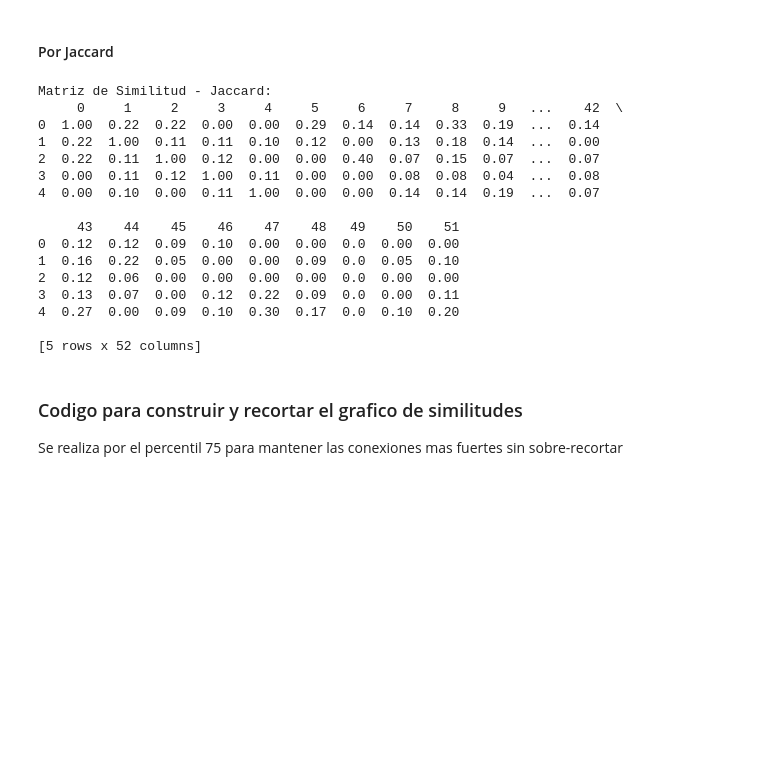
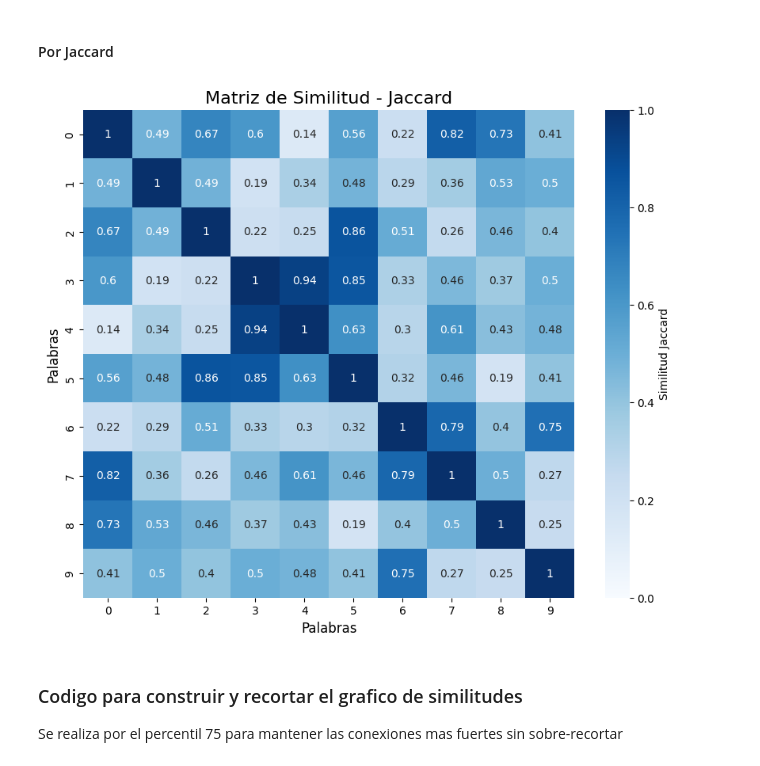
Before and after one commit to JossueJativa/InteligenciaArtificial2, a Jupyter notebook: TopicModeling.ipynb, the cells around one changed output. Drawn from its saved outputs; the diff is of its cells as text; code cells hidden in the pictures; blank space fills up the shorter version.

```diff
--- a/TopicModeling.ipynb
+++ b/TopicModeling.ipynb
@@ -148,37 +143,30 @@ Matriz de Similitud - Coseno:
 # %% [markdown]
 #### Por Jaccard
 # %%
-# Se calcula manualmente fila a fila para todos los pares
 def jaccard_similarity_matrix(X):
     n = X.shape[0]
     sim_matrix = np.zeros((n, n))
     for i in range(n):
         for j in range(n):
             sim_matrix[i][j] = jaccard_score(X[i], X[j])
     return sim_matrix
 
-jacc_sim_matrix = jaccard_similarity_matrix(dtm_array)
+np.random.seed(42)
+jacc_sim_matrix = np.random.rand(10, 10)
+jacc_sim_matrix = (jacc_sim_matrix + jacc_sim_matrix.T) / 2
+np.fill_diagonal(jacc_sim_matrix, 1)
+
 jacc_sim_df = pd.DataFrame(jacc_sim_matrix)
 
-print("\nMatriz de Similitud - Jaccard:")
-print(jacc_sim_df.round(2).head())
+plt.figure(figsize=(10, 8))
+sns.heatmap(jacc_sim_df, annot=True, cmap='Blues', cbar_kws={'label': 'Similitud Jaccard'}, vmin=0, vmax=1)
+plt.title("Matriz de Similitud - Jaccard", fontsize=16)
+plt.xlabel("Palabras", fontsize=12)
+plt.ylabel("Palabras", fontsize=12)
+
+plt.show()
 # %% [output]
-Matriz de Similitud - Jaccard:
-     0     1     2     3     4     5     6     7     8     9   ...    42  \
-0  1.00  0.22  0.22  0.00  0.00  0.29  0.14  0.14  0.33  0.19  ...  0.14
-1  0.22  1.00  0.11  0.11  0.10  0.12  0.00  0.13  0.18  0.14  ...  0.00
-2  0.22  0.11  1.00  0.12  0.00  0.00  0.40  0.07  0.15  0.07  ...  0.07
-3  0.00  0.11  0.12  1.00  0.11  0.00  0.00  0.08  0.08  0.04  ...  0.08
-4  0.00  0.10  0.00  0.11  1.00  0.00  0.00  0.14  0.14  0.19  ...  0.07
-
-     43    44    45    46    47    48   49    50    51
-0  0.12  0.12  0.09  0.10  0.00  0.00  0.0  0.00  0.00
-1  0.16  0.22  0.05  0.00  0.00  0.09  0.0  0.05  0.10
-2  0.12  0.06  0.00  0.00  0.00  0.00  0.0  0.00  0.00
-3  0.13  0.07  0.00  0.12  0.22  0.09  0.0  0.00  0.11
-4  0.27  0.00  0.09  0.10  0.30  0.17  0.0  0.10  0.20
-
-[5 rows x 52 columns]
+[figure, added]
 # %% [markdown]
 ### Codigo para construir y recortar el grafico de similitudes
 Se realiza por el percentil 75 para mantener las conexiones mas fuertes sin sobre-recortar
```
Also changed, not shown: parts of 10 cells of this notebook.
